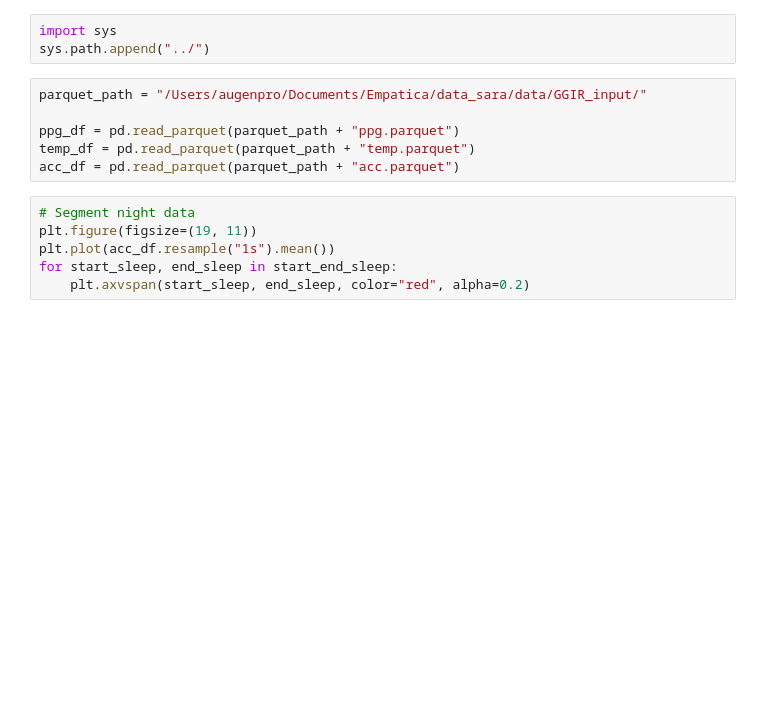
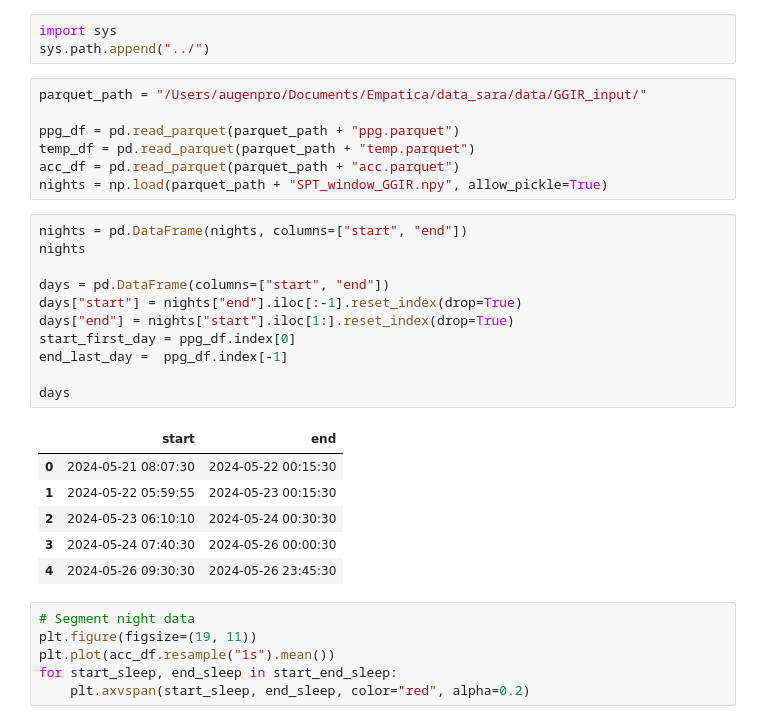
Before and after one commit to marcellosicbaldi/DARE-wearable-pipelines, a Jupyter notebook: notebooks/process_empatica.ipynb, the cells around one changed output. Cells and saved outputs as stored; diff of their text form; blank space fills up the shorter version.

```diff
--- a/notebooks/process_empatica.ipynb
+++ b/notebooks/process_empatica.ipynb
@@ -809,6 +831,25 @@ parquet_path = "/Users/augenpro/Documents/Empatica/data_sara/data/GGIR_input/"
 ppg_df = pd.read_parquet(parquet_path + "ppg.parquet")
 temp_df = pd.read_parquet(parquet_path + "temp.parquet")
 acc_df = pd.read_parquet(parquet_path + "acc.parquet")
+nights = np.load(parquet_path + "SPT_window_GGIR.npy", allow_pickle=True)
+# %%
+nights = pd.DataFrame(nights, columns=["start", "end"])
+nights
+
+days = pd.DataFrame(columns=["start", "end"])
+days["start"] = nights["end"].iloc[:-1].reset_index(drop=True)
+days["end"] = nights["start"].iloc[1:].reset_index(drop=True)
+start_first_day = ppg_df.index[0]
+end_last_day =  ppg_df.index[-1]
+
+days
+# %% [output]
+|  | start | end |
+| 0 | 2024-05-21 08:07:30 | 2024-05-22 00:15:30 |
+| 1 | 2024-05-22 05:59:55 | 2024-05-23 00:15:30 |
+| 2 | 2024-05-23 06:10:10 | 2024-05-24 00:30:30 |
+| 3 | 2024-05-24 07:40:30 | 2024-05-26 00:00:30 |
+| 4 | 2024-05-26 09:30:30 | 2024-05-26 23:45:30 |
 # %%
 # Segment night data
 plt.figure(figsize=(19, 11))
```
Also changed, not shown: parts of 7 cells of this notebook, 1 other file.
